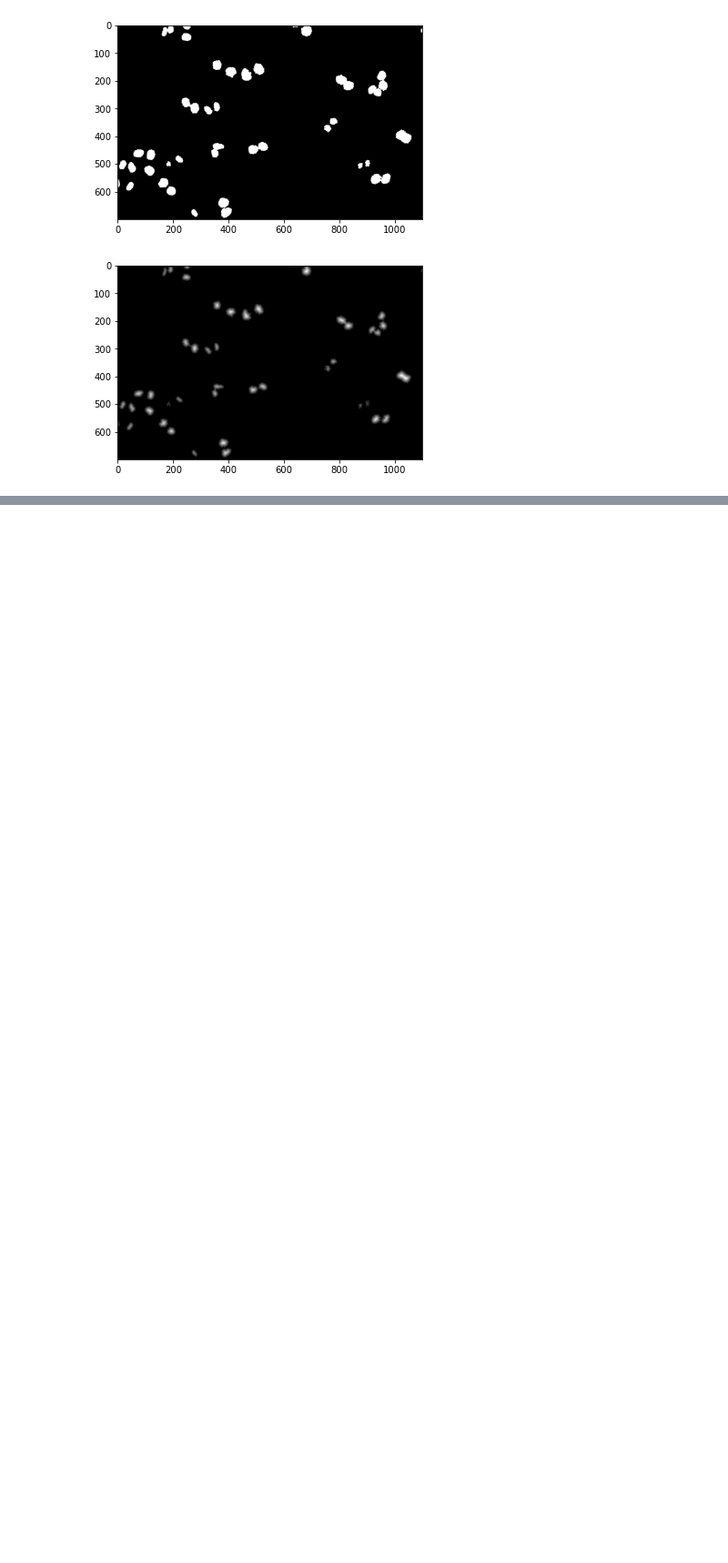
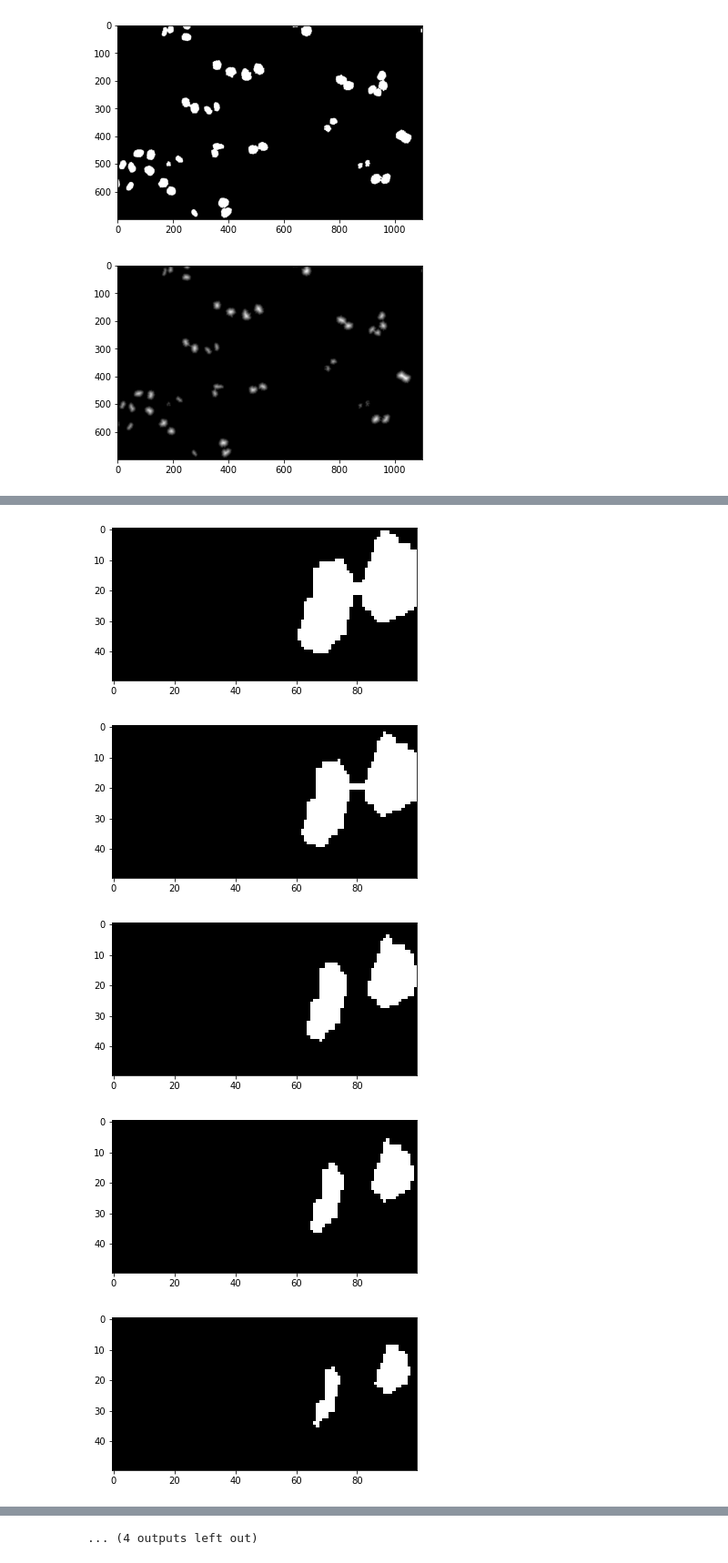
Before and after one commit to moates695/cs9517_Group_Project, a Jupyter notebook: marcus/preprocess.ipynb, the cells around one changed output, grey strips where cells are left out. Shown: that part at 91% size. Drawn from its saved outputs; the diff is of its cells as text; code cells hidden in the pictures; blank space fills up the shorter version.

```diff
--- a/marcus/preprocess.ipynb
+++ b/marcus/preprocess.ipynb
@@ -126,0 +78,8 @@ coords.shape
+# %%
+def points(img):
+    pts = {}
+    for i in range(img.shape[0]):
+        for j in range(img.shape[1]):
+            if img[i,j] == MAX:
+                pts[(i,j)] = None
+    return pts
@@ -126,0 +178,21 @@ coords.shape
+# %%
+def centroids(img):
+    pts = points(img)
+    num = 0
+    while 1:
+        num += 1
+        pts_before = pts.copy()
+        pts = eroded(pts)
+        show(create_img(pts, img3)[0:50,100:200])
+        #show(create_img(pts, img3))
+        if pts == pts_before:
+            print(num)
+            return pts
+# %%
+pts_final = centroids(img3)
+# %% [output]
+[figure, added]
+[figure, added]
+[figure, added]
+[figure, added]
+[figure, added]
@@ -126,0 +206 @@ coords.shape
+... (4 outputs left out)
```
Also changed, not shown: parts of 32 cells of this notebook.
